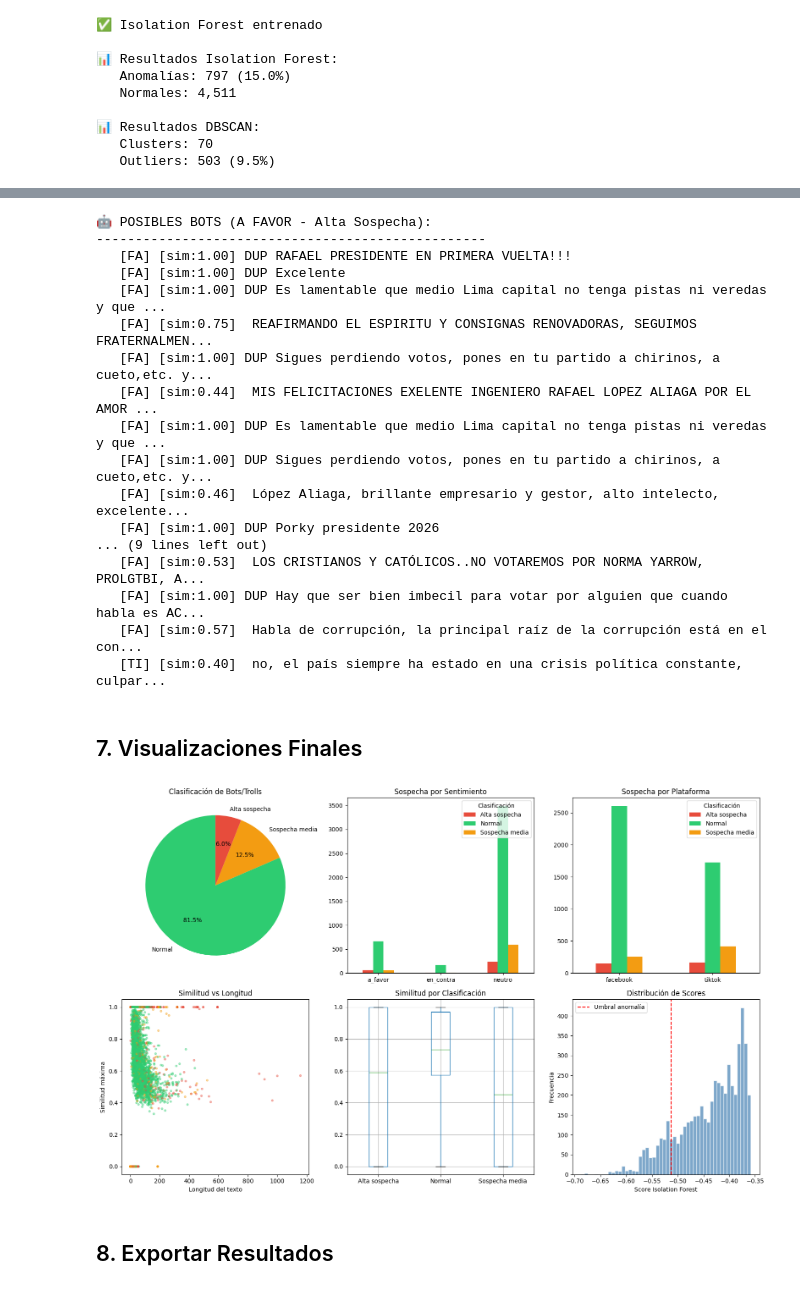
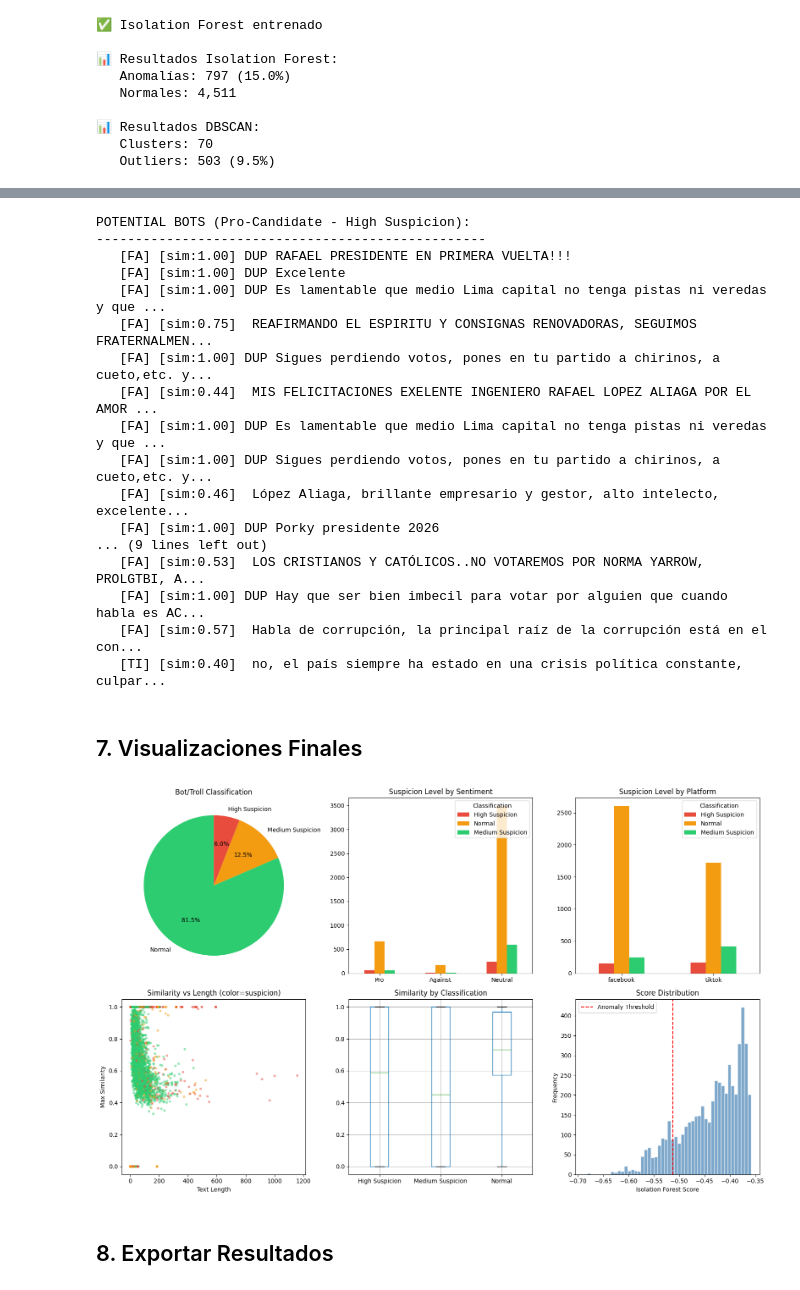
Before and after one commit to soyHouston256/tiktokscraping, a Jupyter notebook: notebooks/botsDetector_2.ipynb, the cells around one changed output, grey strips where cells are left out. Drawn from its saved outputs; the diff is of its cells as text; code cells hidden in the pictures.

Commit message:
feat: english graph

```diff
--- a/notebooks/botsDetector_2.ipynb
+++ b/notebooks/botsDetector_2.ipynb
@@ -689,7 +694,7 @@ Porcentaje de trolls potenciales (alta sospecha): 5.6%
 # %%
-# === EJEMPLOS DE COMENTARIOS SOSPECHOSOS ===
+# === SUSPICIOUS COMMENT EXAMPLES ===
 
-print("🤖 POSIBLES BOTS (A FAVOR - Alta Sospecha):")
+print("POTENTIAL BOTS (Pro-Candidate - High Suspicion):")
 print("-" * 50)
 bots_favor = df[(df['sentimiento'] == 'a_favor') & (df['bot_score'] == 2)]
 for idx, row in bots_favor.head(10).iterrows():
@@ -699,7 +704,7 @@ for idx, row in bots_favor.head(10).iterrows():
     text = row['text'][:70] + "..." if len(str(row['text'])) > 70 else row['text']
     print(f"   [{platform}] [{sim}] {dup} {text}")
 
-print(f"\n👹 POSIBLES TROLLS (EN CONTRA - Alta Sospecha):")
+print(f"\nPOTENTIAL TROLLS (Anti-Candidate - High Suspicion):")
 print("-" * 50)
 trolls_contra = df[(df['sentimiento'] == 'en_contra') & (df['bot_score'] == 2)]
 for idx, row in trolls_contra.head(10).iterrows():
@@ -709,7 +714,7 @@ for idx, row in trolls_contra.head(10).iterrows():
     text = row['text'][:70] + "..." if len(str(row['text'])) > 70 else row['text']
     print(f"   [{platform}] [{sim}] {dup} {text}")
 # %% [output]
-🤖 POSIBLES BOTS (A FAVOR - Alta Sospecha):
+POTENTIAL BOTS (Pro-Candidate - High Suspicion):
 --------------------------------------------------
    [FA] [sim:1.00] DUP RAFAEL PRESIDENTE EN PRIMERA VUELTA!!!
    [FA] [sim:1.00] DUP Excelente
@@ -729,59 +734,65 @@ for idx, row in trolls_contra.head(10).iterrows():
 # %% [markdown]
 ## 7. Visualizaciones Finales
 # %%
-# === VISUALIZACIONES FINALES ===
+# === FINAL VISUALIZATIONS ===
 
 fig, axes = plt.subplots(2, 3, figsize=(16, 10))
 
-# 1. Distribución de clasificación de bots
+# 1. Bot classification distribution
 colors_bot = {'Normal': '#2ecc71', 'Sospecha media': '#f39c12', 'Alta sospecha': '#e74c3c'}
+labels_bot = {'Normal': 'Normal', 'Sospecha media': 'Medium Suspicion', 'Alta sospecha': 'High Suspicion'}
 bot_counts = df['bot_classification'].value_counts()
-axes[0,0].pie(bot_counts.values, labels=bot_counts.index, autopct='%1.1f%%',
-              colors=[colors_bot.get(c, 'gray') for c in bot_counts.index], startangle=90)
-axes[0,0].set_title('Clasificación de Bots/Trolls')
+axes[0,0].pie(bot_counts.values, labels=[labels_bot.get(c, c) for c in bot_counts.index],
+              autopct='%1.1f%%', colors=[colors_bot.get(c, 'gray') for c in bot_counts.index], startangle=90)
+axes[0,0].set_title('Bot/Troll Classification')
 
-# 2. Bots por sentimiento
+# 2. Bots by sentiment
+labels_sent = {'a_favor': 'Pro', 'en_contra': 'Against', 'neutro': 'Neutral'}
 sent_bot = df.groupby(['sentimiento', 'bot_classification']).size().unstack(fill_value=0)
-sent_bot.plot(kind='bar', ax=axes[0,1], color=[colors_bot.get(c, 'gray') for c in sent_bot.columns])
-axes[0,1].set_title('Sospecha por Sentimiento')
+sent_bot.index = [labels_sent.get(s, s) for s in sent_bot.index]
+sent_bot.columns = [labels_bot.get(c, c) for c in sent_bot.columns]
+sent_bot.plot(kind='bar', ax=axes[0,1], color=['#e74c3c', '#f39c12', '#2ecc71'])
+axes[0,1].set_title('Suspicion Level by Sentiment')
 axes[0,1].set_xlabel('')
-axes[0,1].legend(title='Clasificación', loc='upper right')
+axes[0,1].legend(title='Classification', loc='upper right')
 axes[0,1].tick_params(axis='x', rotation=0)
 
-# 3. Bots por plataforma
+# 3. Bots by platform
 plat_bot = df.groupby(['platform', 'bot_classification']).size().unstack(fill_value=0)
-plat_bot.plot(kind='bar', ax=axes[0,2], color=[colors_bot.get(c, 'gray') for c in plat_bot.columns])
-axes[0,2].set_title('Sospecha por Plataforma')
+plat_bot.columns = [labels_bot.get(c, c) for c in plat_bot.columns]
+plat_bot.plot(kind='bar', ax=axes[0,2], color=['#e74c3c', '#f39c12', '#2ecc71'])
+axes[0,2].set_title('Suspicion Level by Platform')
 axes[0,2].set_xlabel('')
-axes[0,2].legend(title='Clasificación', loc='upper right')
+axes[0,2].legend(title='Classification', loc='upper right')
 axes[0,2].tick_params(axis='x', rotation=0)
 
-# 4. Scatter: Similitud vs Longitud por sospecha
+# 4. Scatter: Similarity vs Length by suspicion
 scatter_colors = df['bot_score'].map({0: '#2ecc71', 1: '#f39c12', 2: '#e74c3c'})
 axes[1,0].scatter(df['text_length'], df['max_similarity'], c=scatter_colors, alpha=0.4, s=10)
-axes[1,0].set_xlabel('Longitud del texto')
-axes[1,0].set_ylabel('Similitud máxima')
-axes[1,0].set_title('Similitud vs Longitud')
+axes[1,0].set_xlabel('Text Length')
+axes[1,0].set_ylabel('Max Similarity')
+axes[1,0].set_title('Similarity vs Length (color=suspicion)')
 
-# 5. Boxplot de similitud por clasificación
-df.boxplot(column='max_similarity', by='bot_classification', ax=axes[1,1])
-axes[1,1].set_title('Similitud por Clasificación')
+# 5. Boxplot of similarity by classification
+df['bot_class_en'] = df['bot_classification'].map(labels_bot)
+df.boxplot(column='max_similarity', by='bot_class_en', ax=axes[1,1])
+axes[1,1].set_title('Similarity by Classification')
 axes[1,1].set_xlabel('')
 plt.suptitle('')
 
-# 6. Distribución de score de anomalía
+# 6. Anomaly score distribution
 axes[1,2].hist(df['iso_forest_score'], bins=50, color='steelblue', edgecolor='white', alpha=0.7)
 axes[1,2].axvline(x=df[df['is_anomaly_iforest']==1]['iso_forest_score'].max(),
-                  color='red', linestyle='--', label='Umbral anomalía')
-axes[1,2].set_xlabel('Score Isolation Forest')
-axes[1,2].set_ylabel('Frecuencia')
-axes[1,2].set_title('Distribución de Scores')
+                  color='red', linestyle='--', label='Anomaly Threshold')
+axes[1,2].set_xlabel('Isolation Forest Score')
+axes[1,2].set_ylabel('Frequency')
+axes[1,2].set_title('Score Distribution')
 axes[1,2].legend()
 
 plt.tight_layout()
 plt.show()
 # %% [output]
-[figure, old version]
+[figure, new version]
 # %% [markdown]
 ## 8. Exportar Resultados
 # %%
```
Also changed, not shown: parts of 6 cells of this notebook, 1 other file.
